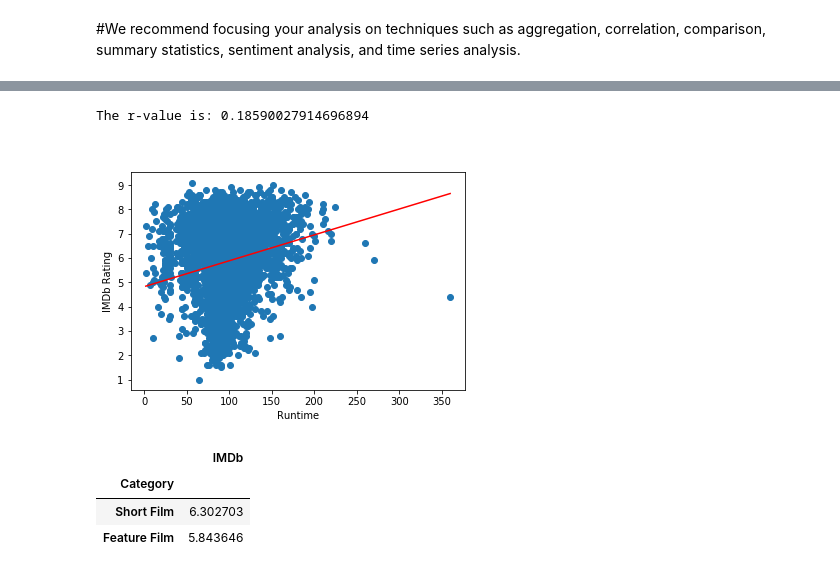
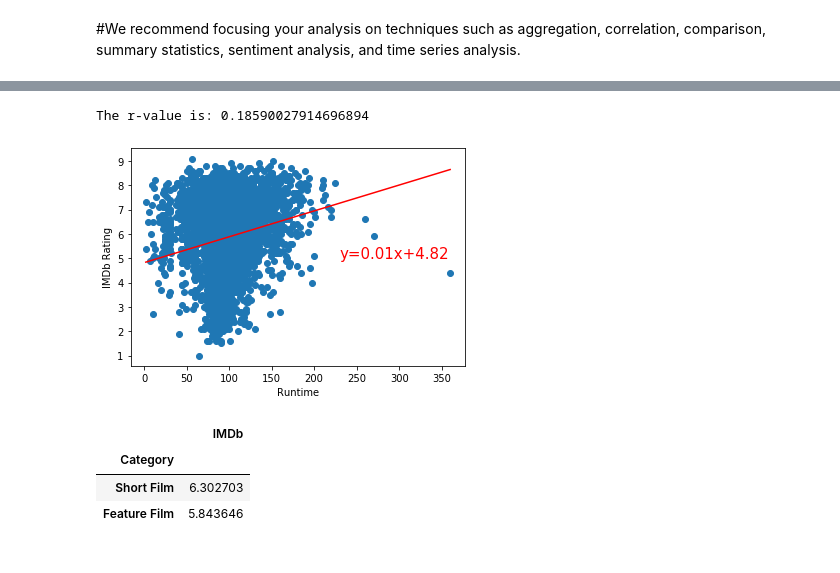
Before and after one commit to tracygoznikar/Project-1, a Jupyter notebook: Runtime Analysis/RuntimeAnalysis - data analysis.ipynb, the cells around one changed output, grey strips where cells are left out. Cells and saved outputs as stored; diff of their text form; code cells hidden in the pictures.

```diff
--- a/Runtime Analysis/RuntimeAnalysis - data analysis.ipynb
+++ b/Runtime Analysis/RuntimeAnalysis - data analysis.ipynb
@@ -46,24 +47,24 @@ sorted_index_df = sorted_index_df.drop([0])
 # %%
 #Runtime (across all platforms) vs IMDb score
 x_values = sorted_index_df["Runtime"]
 y_values = sorted_index_df["IMDb"]
 (slope, intercept, rvalue, pvalue, stderr) = linregress(x_values,y_values)
 regress_values = x_values * slope +intercept
 line_eq = "y=" + str(round(slope,2)) + "x+"+str(round(intercept,2))
 plt.scatter(x_values, y_values)
 plt.plot(x_values,regress_values,"r-")
-plt.annotate(line_eq,(6,10),fontsize=15,color="red") #####WHY EQUATION NOT SHOWING UP:?:######
+plt.annotate(line_eq,(230,5),fontsize=15,color="red") #####WHY EQUATION NOT SHOWING UP:?:######
 plt.xlabel('Runtime')
 plt.ylabel('IMDb Rating')
 plt.tight_layout
 print(f"The r-value is: {rvalue}") #low correlation
 
 plt.tight_layout
-plt.savefig("Images/NetflixShortFilmRuntimeVSIMDb.png")
+plt.savefig("Images/OverallRuntimeVSIMDb.png")
 plt.show()
 # %% [output]
 The r-value is: 0.18590027914696894
-[figure, old version]
+[figure, new version]
 # %%
 #Academy of Motion Picture Arts and Sciences classification:
 #Short film - an original motion picture that has a running time of 40 minutes or less, including all credits
```
Also changed, not shown: parts of 22 cells of this notebook, 8 other files.
